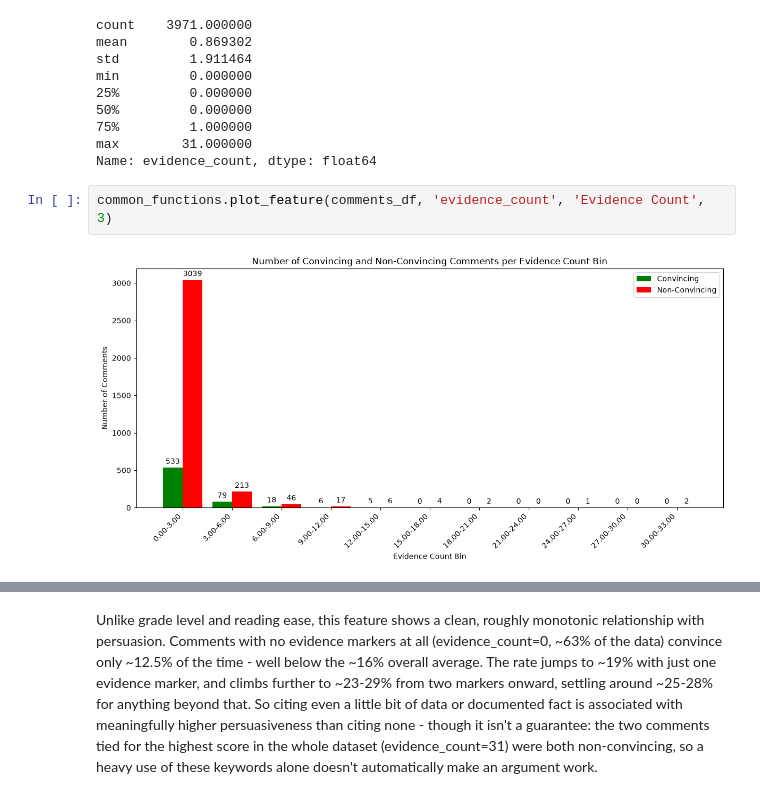
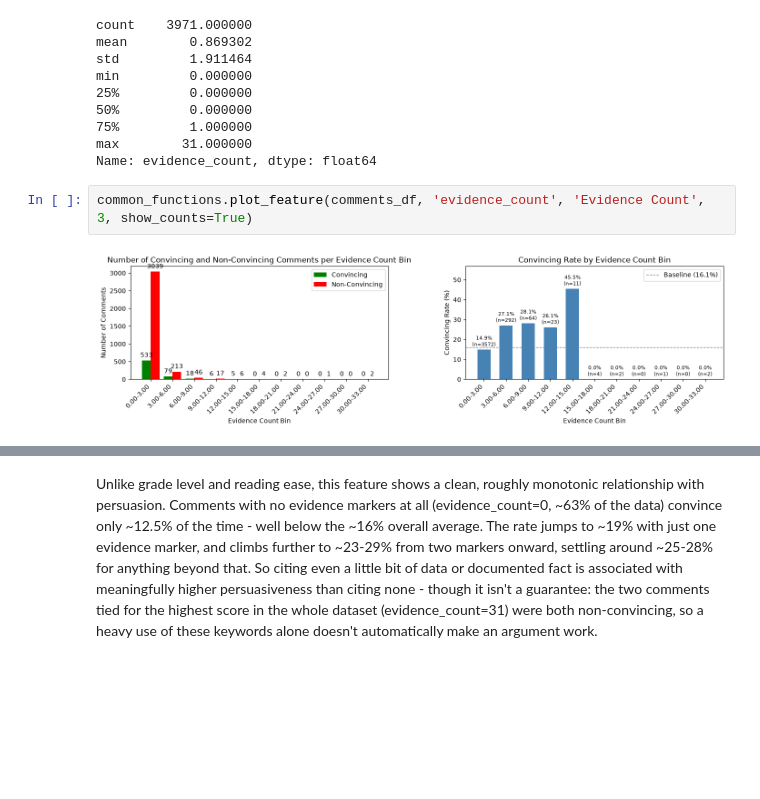
Before and after one commit to jct-nlp/change-my-view-2025, a Jupyter notebook: this work/03.2_feature_engineering_part2.ipynb, the cells around one changed output, grey strips where cells are left out. Saved outputs shown, nothing was run; the diff lists cells and outputs as text; blank space fills up the shorter version.

```diff
--- a/this work/03.2_feature_engineering_part2.ipynb
+++ b/this work/03.2_feature_engineering_part2.ipynb
@@ -697,6 +719,6 @@ min         0.000000
 max        31.000000
 Name: evidence_count, dtype: float64
 # %%
-common_functions.plot_feature(comments_df, 'evidence_count', 'Evidence Count', 3)
+common_functions.plot_feature(comments_df, 'evidence_count', 'Evidence Count', 3, show_counts=True)
 # %% [output]
-[figure, old version]
+[figure, new version]
```
Also changed, not shown: parts of 23 cells of this notebook.
